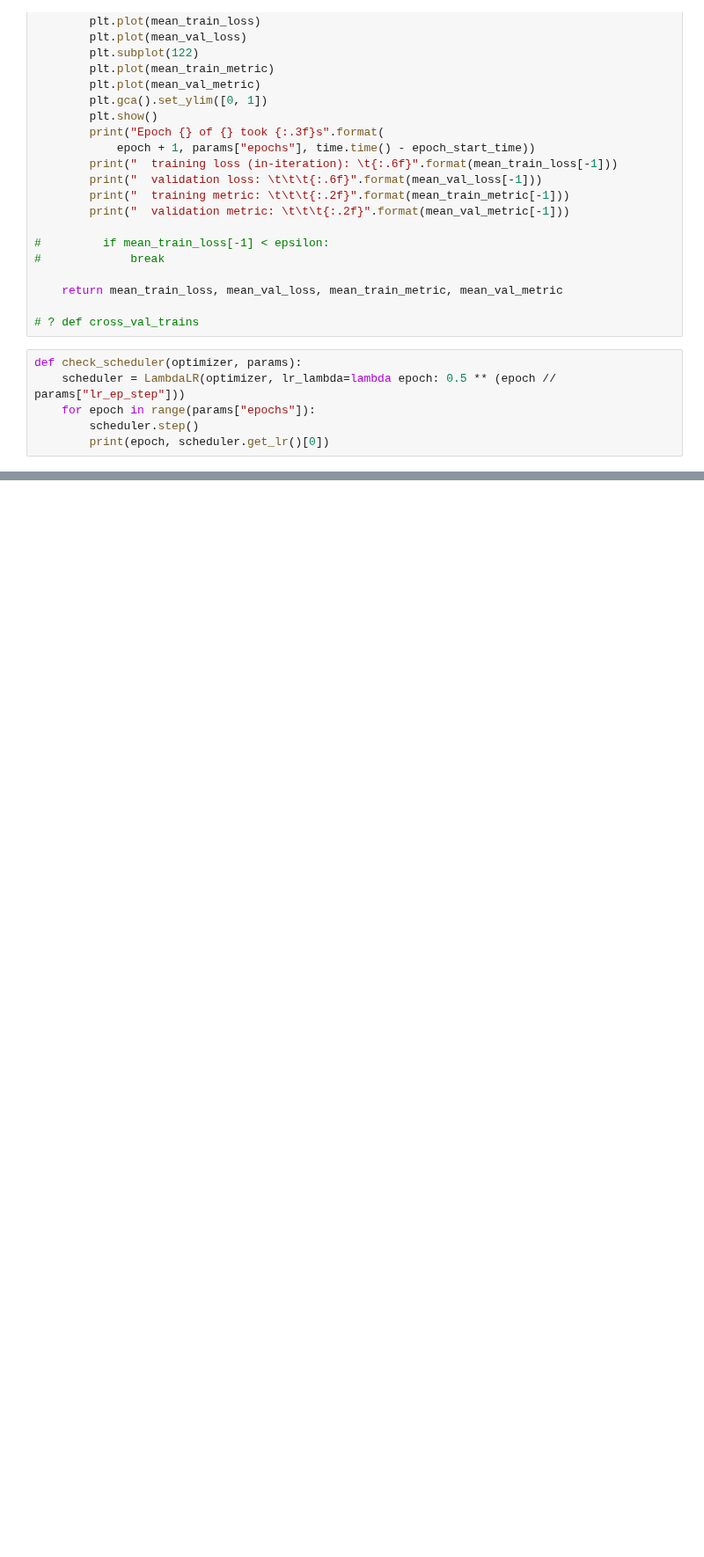
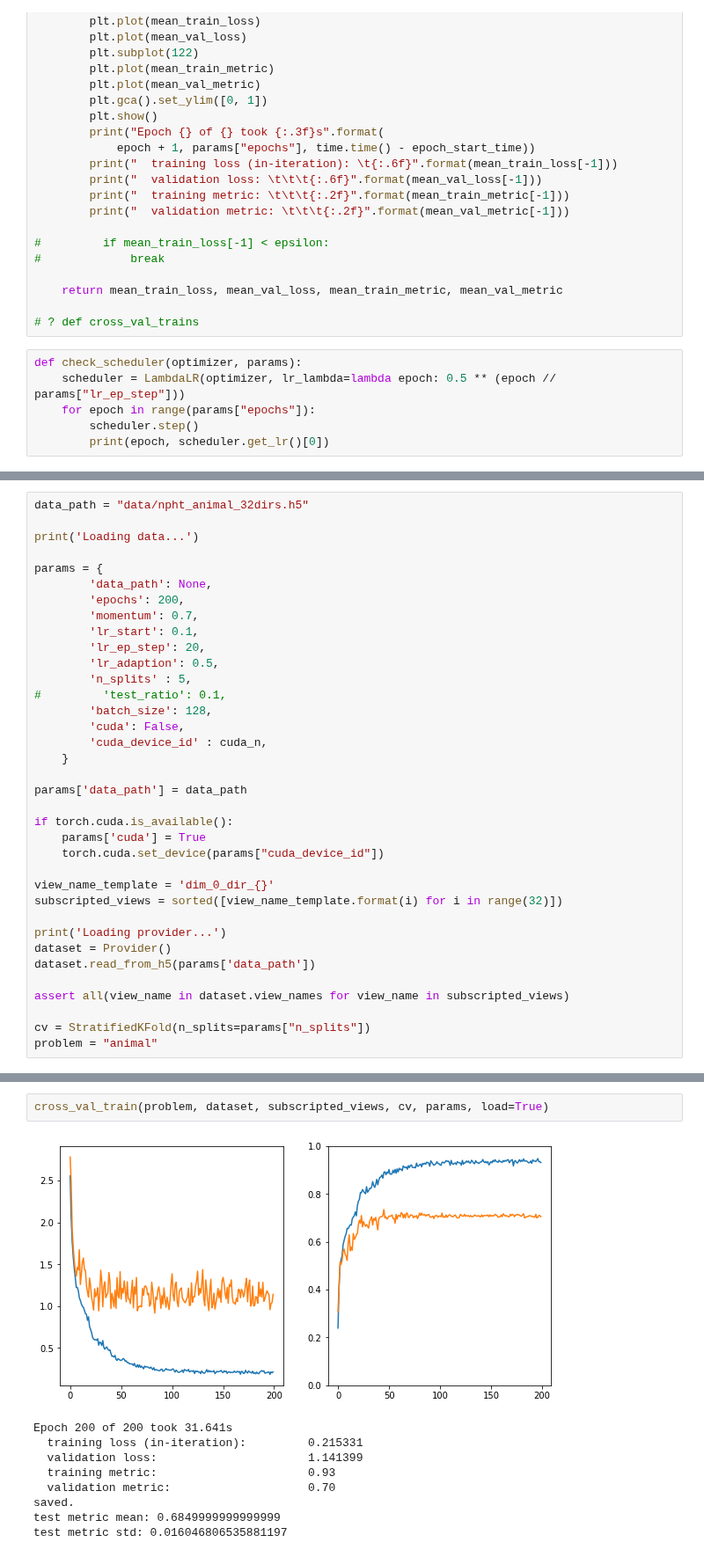
Before and after one commit to wagnerrd/skoltechTDA, a Jupyter notebook: animal.ipynb, the cells around one changed output, grey strips where cells are left out. Shown at 88% size. Saved outputs shown, nothing was run; the diff lists cells and outputs as text; blank space fills up the shorter version.

Commit message:
experiments on animal and reddit5k datasets

```diff
--- a/animal.ipynb
+++ b/animal.ipynb
@@ -361,0 +505,36 @@ def check_scheduler(optimizer, params):
+# %%
+data_path = "data/npht_animal_32dirs.h5"
+
+print('Loading data...')
+
+params = {
+        'data_path': None,
+        'epochs': 200,
+        'momentum': 0.7,
+        'lr_start': 0.1,
+        'lr_ep_step': 20,
+        'lr_adaption': 0.5,
+        'n_splits' : 5,
+#         'test_ratio': 0.1,
+        'batch_size': 128,
+        'cuda': False,
+        'cuda_device_id' : cuda_n,
+    }
+
+params['data_path'] = data_path
+
+if torch.cuda.is_available():
+    params['cuda'] = True
+    torch.cuda.set_device(params["cuda_device_id"])
+
+view_name_template = 'dim_0_dir_{}'
+subscripted_views = sorted([view_name_template.format(i) for i in range(32)])
+
+print('Loading provider...')
+dataset = Provider()
+dataset.read_from_h5(params['data_path'])
+
+assert all(view_name in dataset.view_names for view_name in subscripted_views)
+
+cv = StratifiedKFold(n_splits=params["n_splits"])
+problem = "animal"
@@ -361,0 +544,12 @@ def check_scheduler(optimizer, params):
+# %%
+cross_val_train(problem, dataset, subscripted_views, cv, params, load=True)
+# %% [output]
+[figure, added]
+Epoch 200 of 200 took 31.641s
+  training loss (in-iteration):         0.215331
+  validation loss:                      1.141399
+  training metric:                      0.93
+  validation metric:                    0.70
+saved.
+test metric mean: 0.6849999999999999
+test metric std: 0.016046806535881197
```
Also changed, not shown: parts of 13 cells of this notebook, 12 other files.
